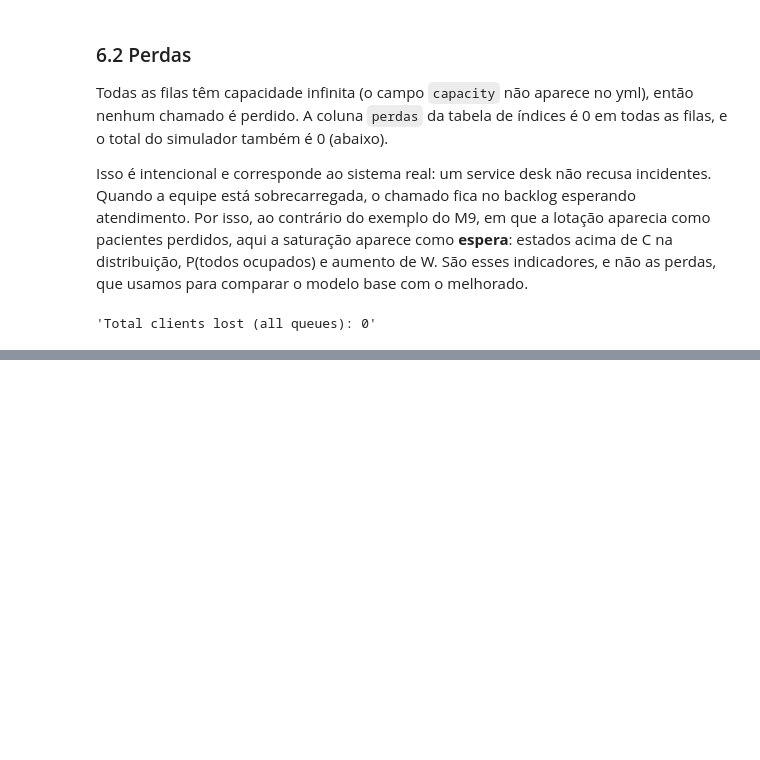
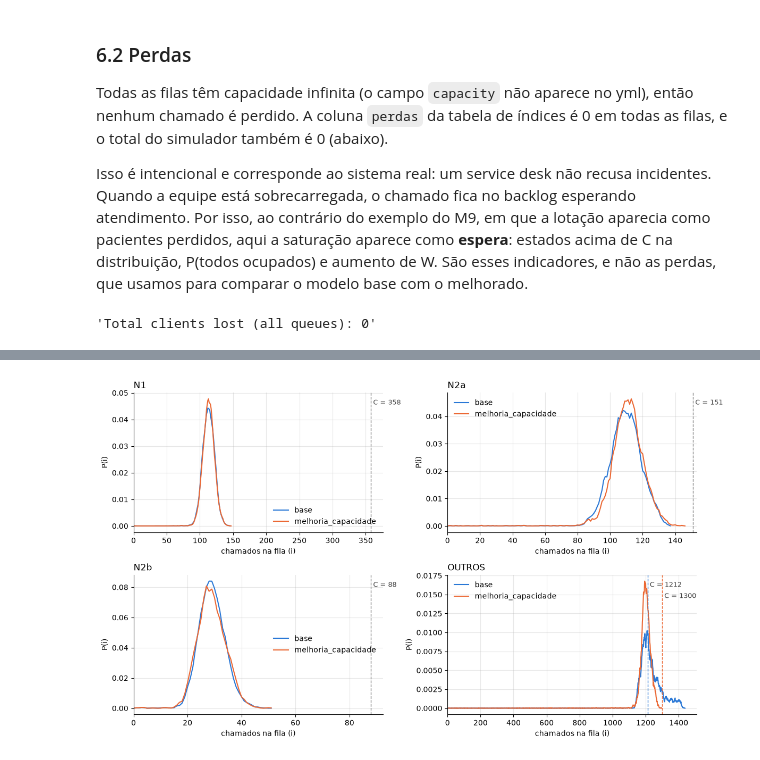
Before and after one commit to germanocorrea/simple-queue-simulator--pucrs, a Jupyter notebook: tratamento.ipynb, the cells around one changed output, grey strips where cells are left out. Saved outputs shown, nothing was run; the diff lists cells and outputs as text; code cells hidden in the pictures; blank space fills up the shorter version.

```diff
--- a/tratamento.ipynb
+++ b/tratamento.ipynb
@@ -391,0 +507,4 @@ indices("modelos/melhorado.yml")
+# %%
+distribuicao("base", "melhoria_capacidade")
+# %% [output]
+[figure, added]
```
Also changed, not shown: parts of 15 cells of this notebook, 2 other files.
